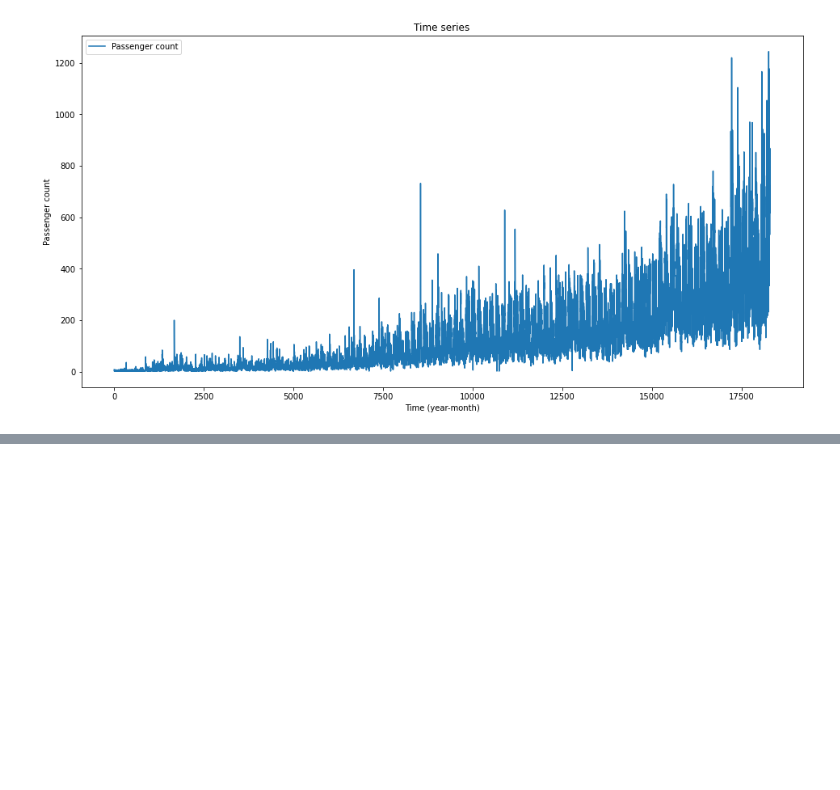
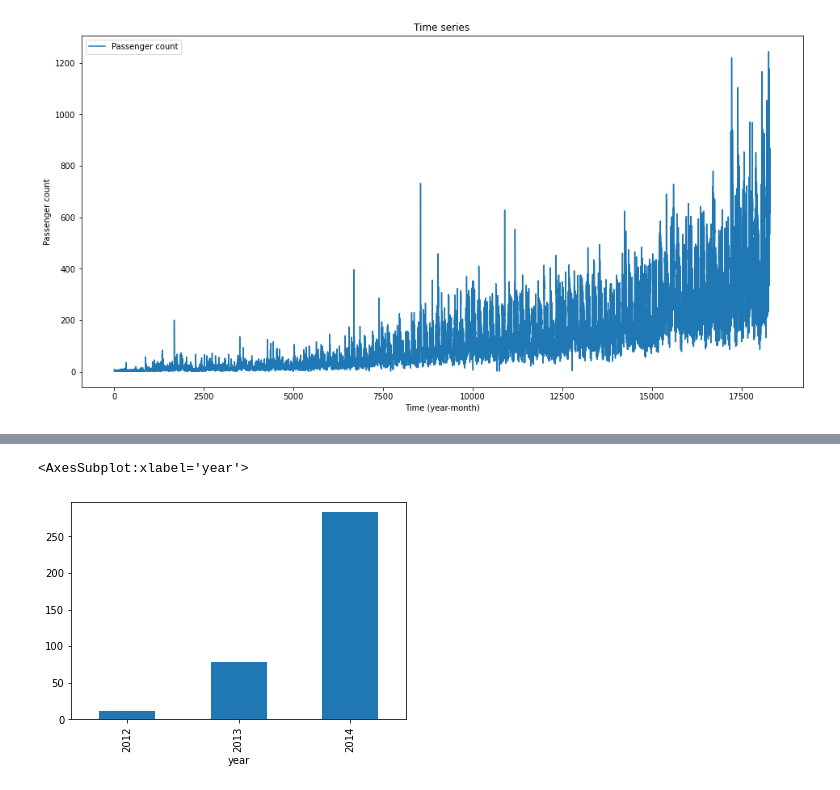
Before and after one commit to MAyub114/time_series_forecasting, a Jupyter notebook: ts_forecasting.ipynb, the cells around one changed output, grey strips where cells are left out. Cells and saved outputs as stored; diff of their text form; code cells hidden in the pictures; blank space fills up the shorter version.

```diff
--- a/ts_forecasting.ipynb
+++ b/ts_forecasting.ipynb
@@ -151,0 +161,6 @@ plt.show()
+# %%
+# Mean traffic by year
+train.groupby('year')['Count'].mean().plot.bar()
+# %% [output]
+<AxesSubplot:xlabel='year'>
+[figure, added]
```
Also changed, not shown: parts of 21 cells of this notebook.
